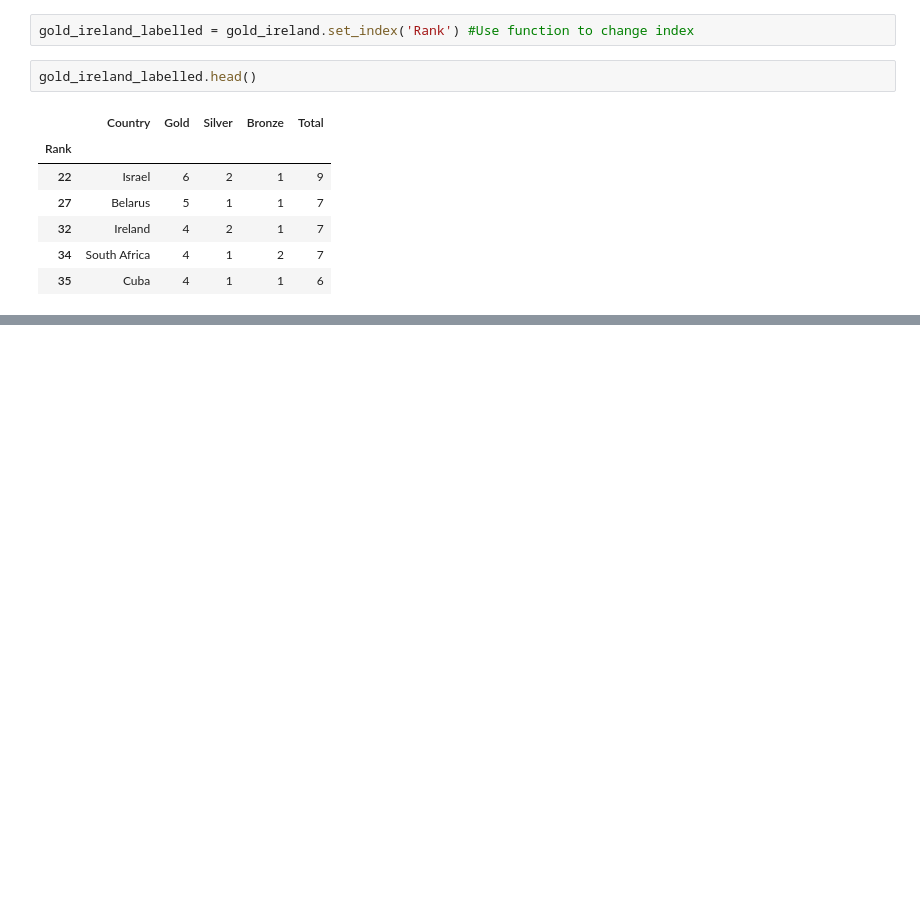
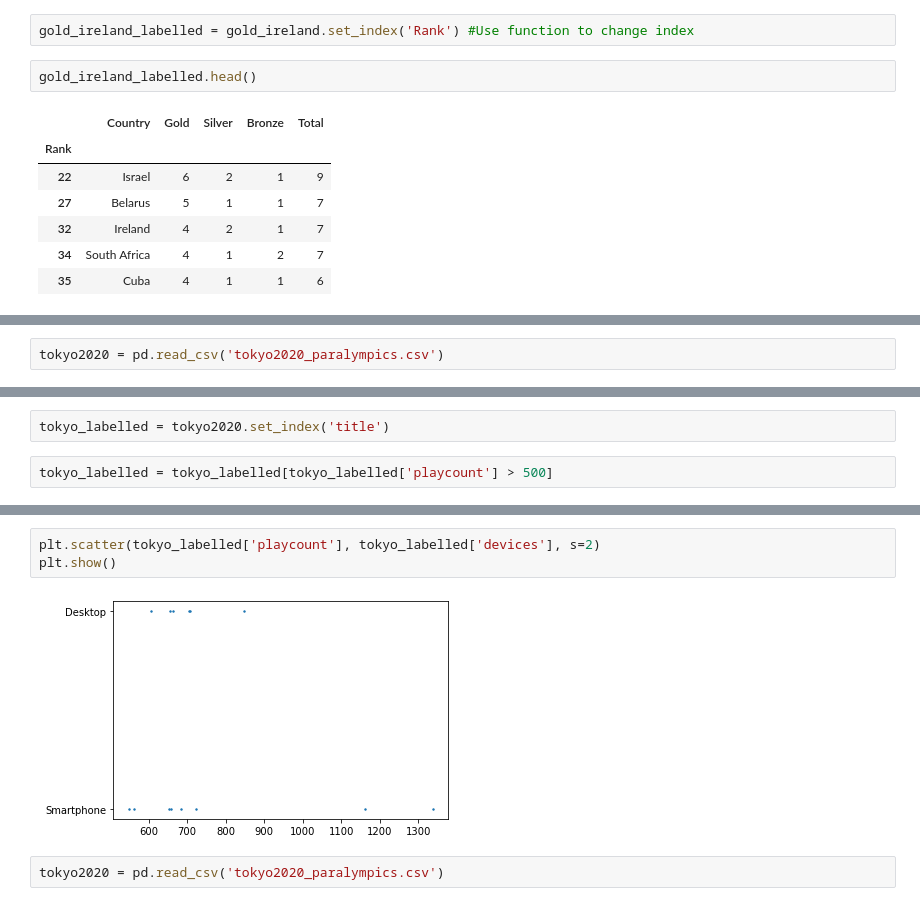
Before and after one commit to MaeveBray/ucdpa, a Jupyter notebook: tokyo2020paralympics2.ipynb, the cells around one changed output, grey strips where cells are left out. Drawn from its saved outputs; the diff is of its cells as text; blank space fills up the shorter version.

Commit message:
visualisation

```diff
--- a/tokyo2020paralympics2.ipynb
+++ b/tokyo2020paralympics2.ipynb
@@ -294,0 +362,2 @@ gold_ireland_labelled.head()
+# %%
+tokyo2020 = pd.read_csv('tokyo2020_paralympics.csv')
@@ -294,0 +380,4 @@ gold_ireland_labelled.head()
+# %%
+tokyo_labelled = tokyo2020.set_index('title')
+# %%
+tokyo_labelled = tokyo_labelled[tokyo_labelled['playcount'] > 500]
@@ -294,0 +403,7 @@ gold_ireland_labelled.head()
+# %%
+plt.scatter(tokyo_labelled['playcount'], tokyo_labelled['devices'], s=2)
+plt.show()
+# %% [output]
+[figure, added]
+# %%
+tokyo2020 = pd.read_csv('tokyo2020_paralympics.csv')
```
Also changed, not shown: parts of 27 cells of this notebook, 1 other file.
